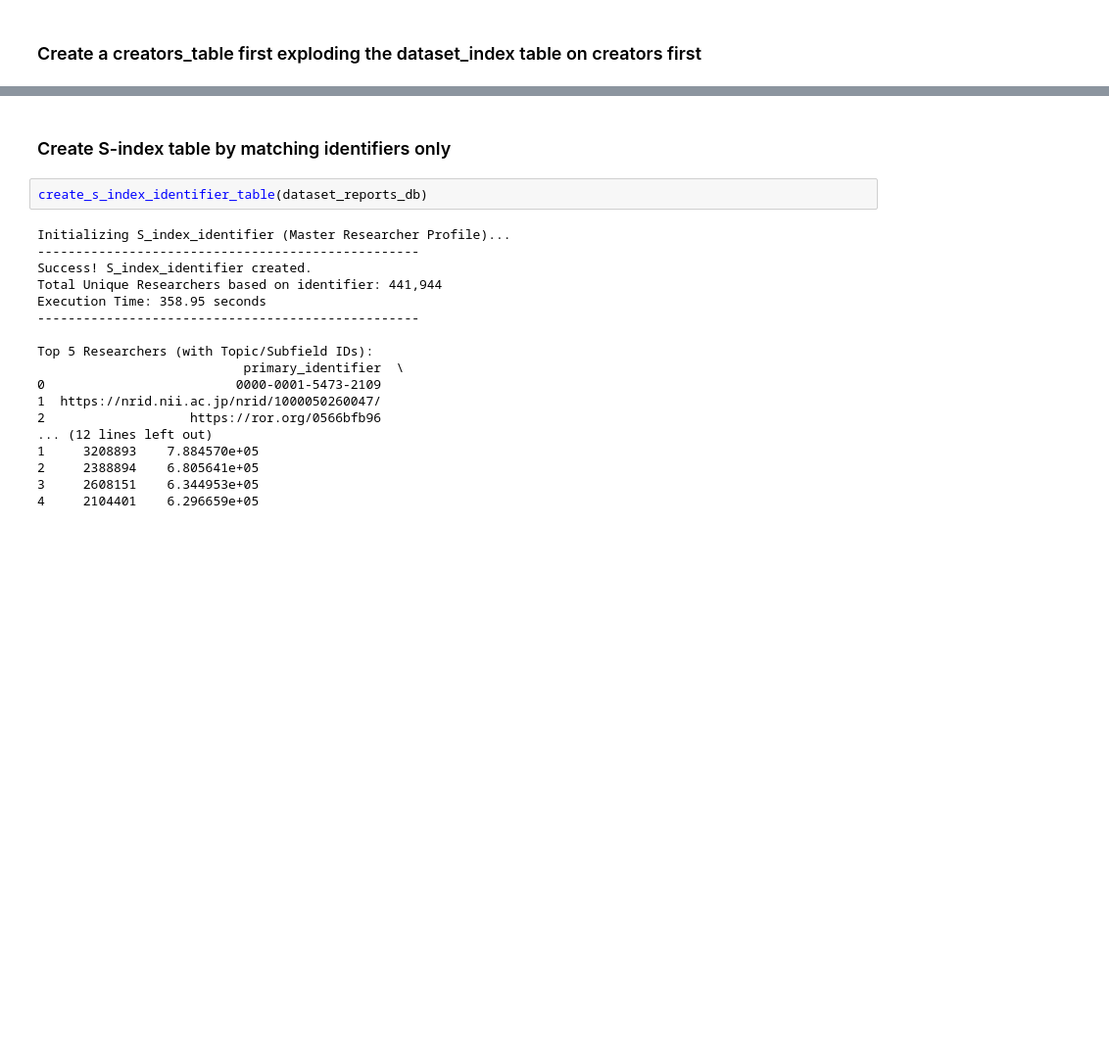
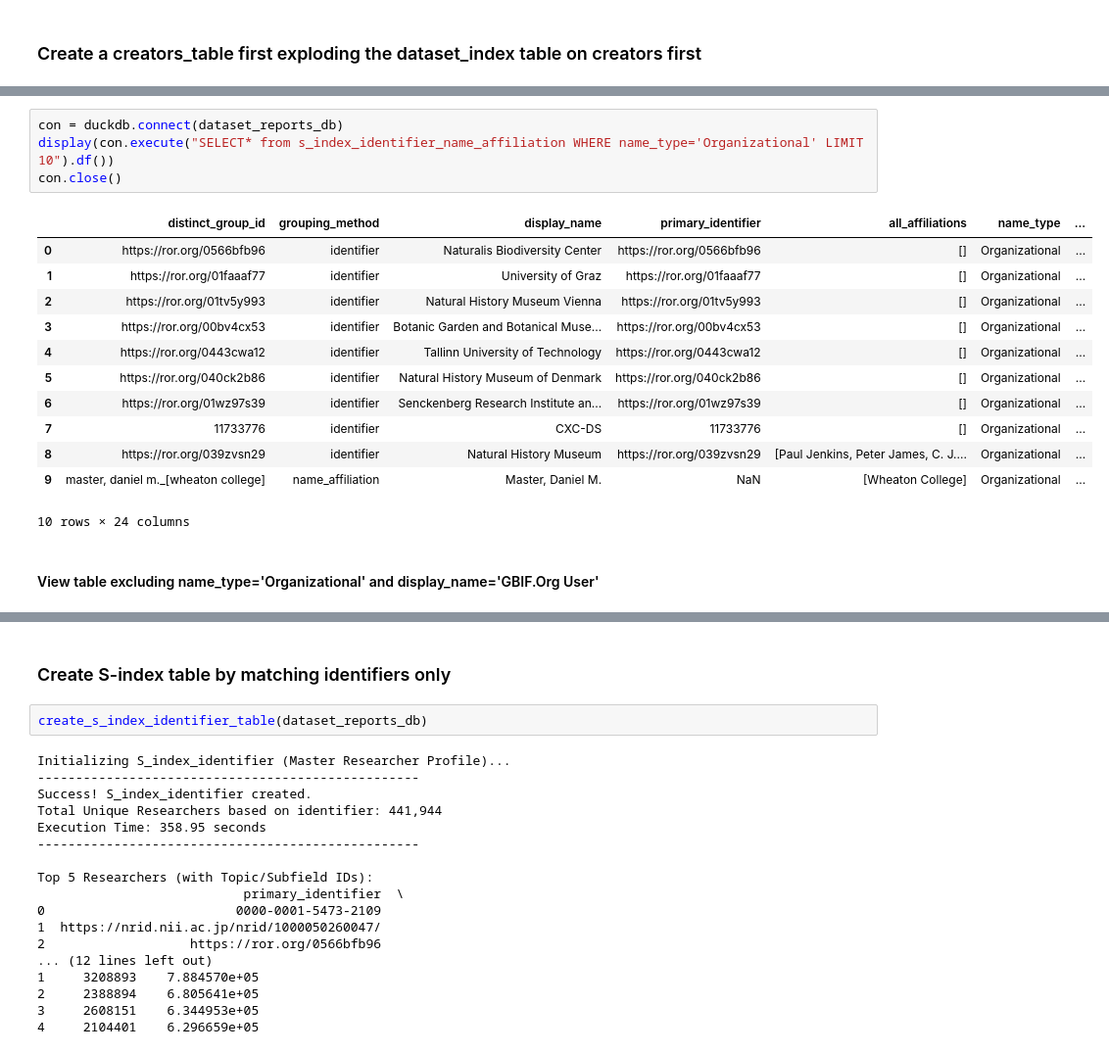
Before and after one commit to data-S-index/s-index-pipeline, a Jupyter notebook: notebooks-batch/final_processing.ipynb, the cells around one changed output, grey strips where cells are left out. Shown at 98% size. Saved outputs shown, nothing was run; the diff lists cells and outputs as text; blank space fills up the shorter version.

```diff
--- a/notebooks-batch/final_processing.ipynb
+++ b/notebooks-batch/final_processing.ipynb
@@ -629,0 +667,19 @@ con.close()
+# %%
+con = duckdb.connect(dataset_reports_db)
+display(con.execute("SELECT* from s_index_identifier_name_affiliation WHERE name_type='Organizational' LIMIT 10").df())
+con.close()
+# %% [output]
+|  | distinct_group_id | grouping_method | display_name | primary_identifier | all_affiliations | name_type | ... |
+| 0 | https://ror.org/0566bfb96 | identifier | Naturalis Biodiversity Center | https://ror.org/0566bfb96 | [] | Organizational | ... |
+| 1 | https://ror.org/01faaaf77 | identifier | University of Graz | https://ror.org/01faaaf77 | [] | Organizational | ... |
+| 2 | https://ror.org/01tv5y993 | identifier | Natural History Museum Vienna | https://ror.org/01tv5y993 | [] | Organizational | ... |
+| 3 | https://ror.org/00bv4cx53 | identifier | Botanic Garden and Botanical Muse... | https://ror.org/00bv4cx53 | [] | Organizational | ... |
+| 4 | https://ror.org/0443cwa12 | identifier | Tallinn University of Technology | https://ror.org/0443cwa12 | [] | Organizational | ... |
+| 5 | https://ror.org/040ck2b86 | identifier | Natural History Museum of Denmark | https://ror.org/040ck2b86 | [] | Organizational | ... |
+| 6 | https://ror.org/01wz97s39 | identifier | Senckenberg Research Institute an... | https://ror.org/01wz97s39 | [] | Organizational | ... |
+| 7 | 11733776 | identifier | CXC-DS | 11733776 | [] | Organizational | ... |
+| 8 | https://ror.org/039zvsn29 | identifier | Natural History Museum | https://ror.org/039zvsn29 | [Paul Jenkins, Peter James, C. J.... | Organizational | ... |
+| 9 | master, daniel m._[wheaton college] | name_affiliation | Master, Daniel M. | NaN | [Wheaton College] | Organizational | ... |
+10 rows × 24 columns
+# %% [markdown]
+#### View table excluding name_type='Organizational' and display_name='GBIF.Org User'
```
Also changed, not shown: parts of 61 cells of this notebook, 14 other files.
